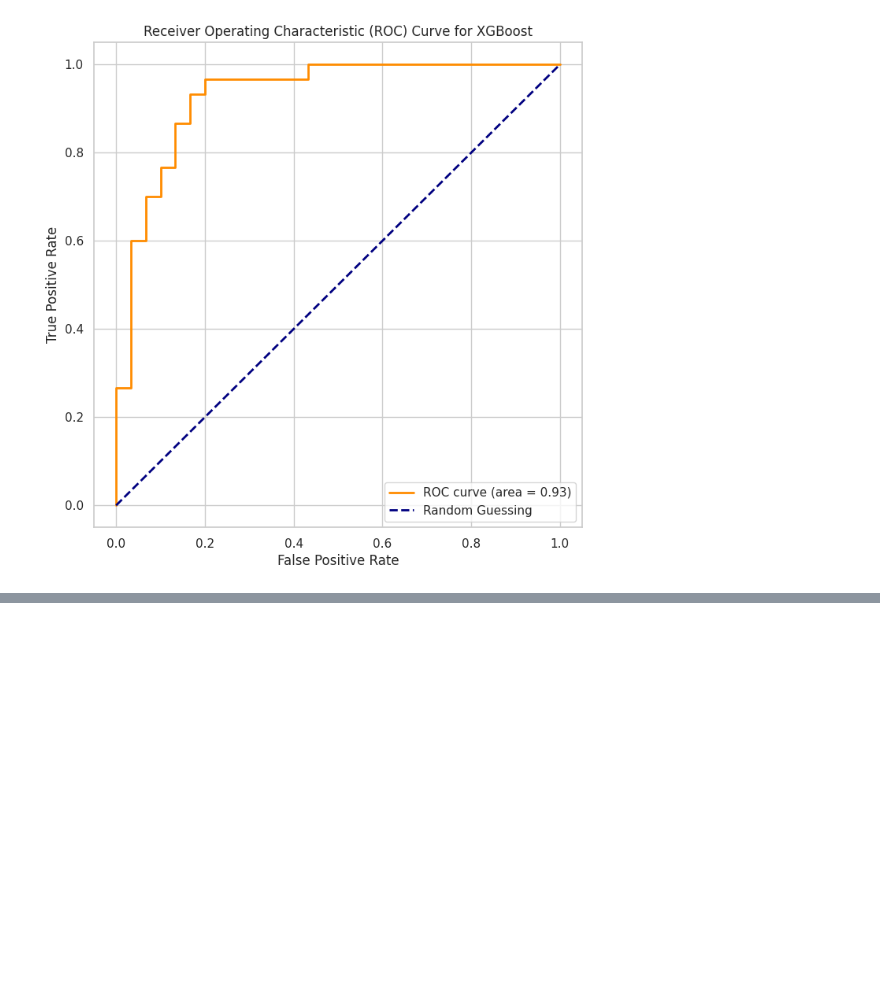
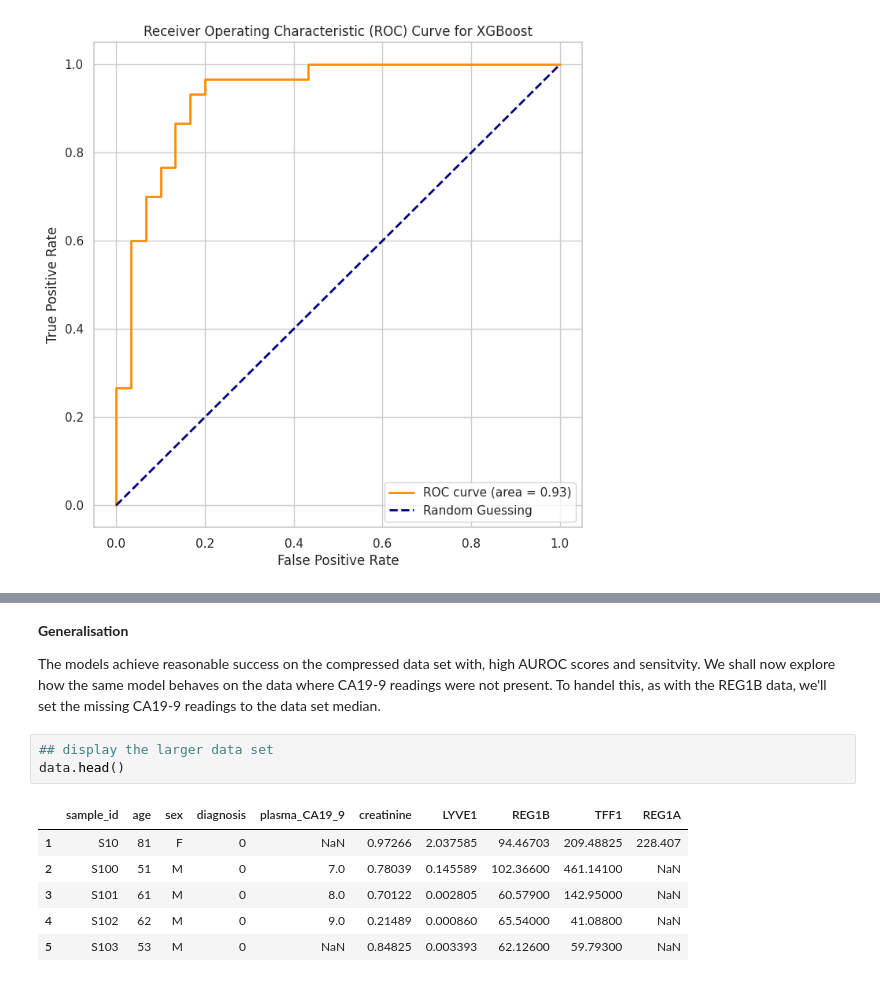
Before and after one commit to reubenleyland/3YPpancan, a Jupyter notebook: pancreatic-cancer-risk-factor.ipynb, the cells around one changed output, grey strips where cells are left out. Drawn from its saved outputs; the diff is of its cells as text; blank space fills up the shorter version.

```diff
--- a/pancreatic-cancer-risk-factor.ipynb
+++ b/pancreatic-cancer-risk-factor.ipynb
@@ -695,0 +686,14 @@ plt.show()
+# %% [markdown]
+**Generalisation**
+
+The models achieve reasonable success on the compressed data set with, high AUROC scores and sensitvity. We shall now explore how the same model behaves on the data where CA19-9 readings were not present. To handel this, as with the REG1B data, we'll set the missing CA19-9 readings to the data set median.
+# %%
+## display the larger data set
+data.head()
+# %% [output]
+|  | sample_id | age | sex | diagnosis | plasma_CA19_9 | creatinine | LYVE1 | REG1B | TFF1 | REG1A |
+| 1 | S10 | 81 | F | 0 | NaN | 0.97266 | 2.037585 | 94.46703 | 209.48825 | 228.407 |
+| 2 | S100 | 51 | M | 0 | 7.0 | 0.78039 | 0.145589 | 102.36600 | 461.14100 | NaN |
+| 3 | S101 | 61 | M | 0 | 8.0 | 0.70122 | 0.002805 | 60.57900 | 142.95000 | NaN |
+| 4 | S102 | 62 | M | 0 | 9.0 | 0.21489 | 0.000860 | 65.54000 | 41.08800 | NaN |
+| 5 | S103 | 53 | M | 0 | NaN | 0.84825 | 0.003393 | 62.12600 | 59.79300 | NaN |
```
Also changed, not shown: parts of 21 cells of this notebook.
